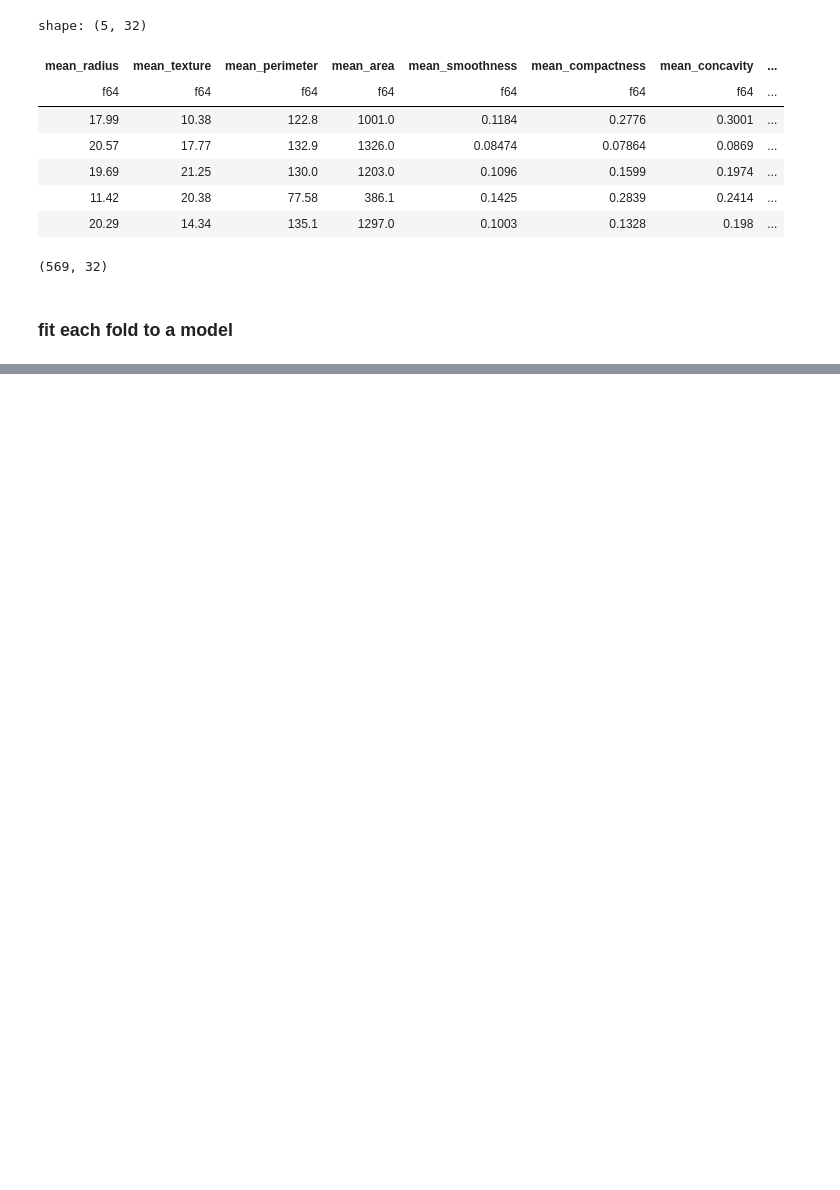
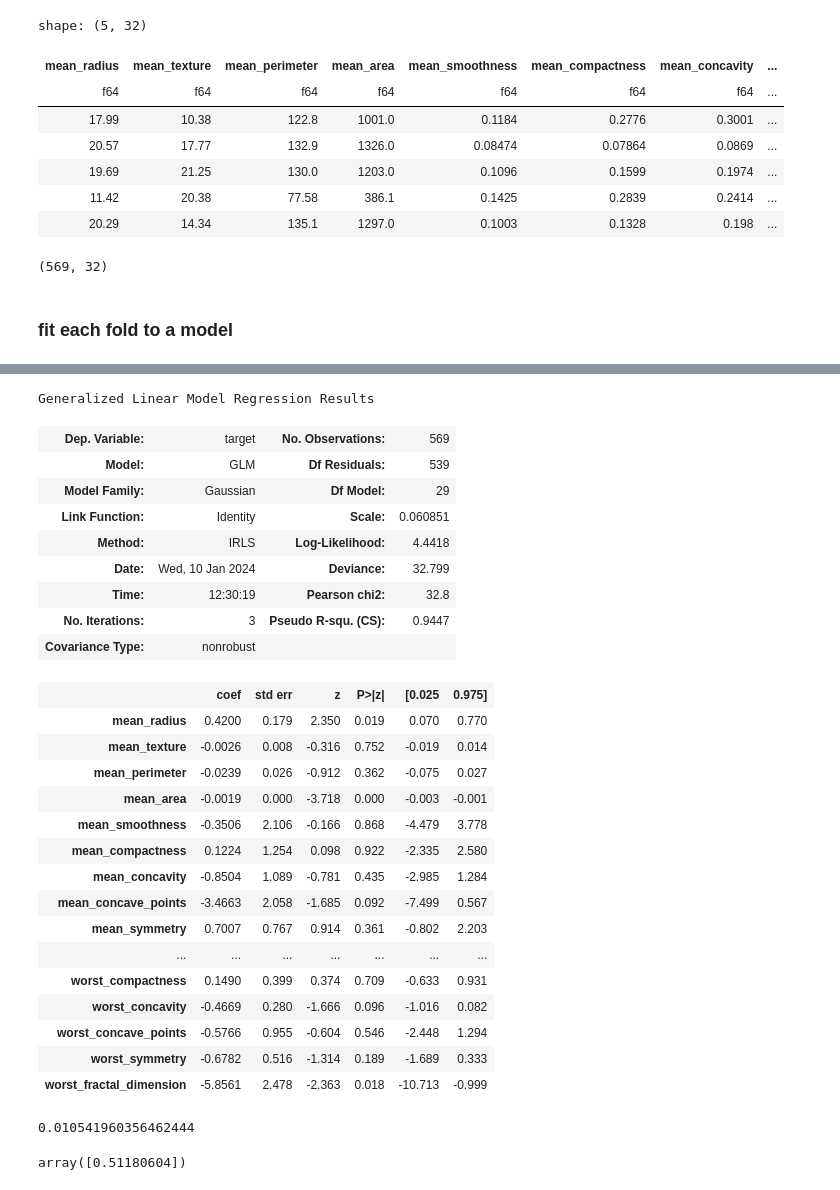
Before and after one commit to predictables/predictables, a Jupyter notebook: dev_univariate.ipynb, the cells around one changed output, grey strips where cells are left out. Saved outputs shown, nothing was run; the diff lists cells and outputs as text; code cells hidden in the pictures; blank space fills up the shorter version.

```diff
--- a/dev_univariate.ipynb
+++ b/dev_univariate.ipynb
@@ -152,0 +85,3 @@ shape: (5, 3)
+# %%
+X, y = df.collect().to_pandas().drop(columns='target cv'.split()), df.select('target').collect().to_pandas()['target']
+X
@@ -152,0 +102,36 @@ shape: (5, 3)
+# %%
+sm.GLM(y, X).fit().summary()
+# %% [output]
+Generalized Linear Model Regression Results
+| Dep. Variable: | target | No. Observations: | 569 |
+| Model: | GLM | Df Residuals: | 539 |
+| Model Family: | Gaussian | Df Model: | 29 |
+| Link Function: | Identity | Scale: | 0.060851 |
+| Method: | IRLS | Log-Likelihood: | 4.4418 |
+| Date: | Wed, 10 Jan 2024 | Deviance: | 32.799 |
+| Time: | 12:30:19 | Pearson chi2: | 32.8 |
+| No. Iterations: | 3 | Pseudo R-squ. (CS): | 0.9447 |
+| Covariance Type: | nonrobust |  |  |
+|  | coef | std err | z | P>|z| | [0.025 | 0.975] |
+| mean_radius | 0.4200 | 0.179 | 2.350 | 0.019 | 0.070 | 0.770 |
+| mean_texture | -0.0026 | 0.008 | -0.316 | 0.752 | -0.019 | 0.014 |
+| mean_perimeter | -0.0239 | 0.026 | -0.912 | 0.362 | -0.075 | 0.027 |
+| mean_area | -0.0019 | 0.000 | -3.718 | 0.000 | -0.003 | -0.001 |
+| mean_smoothness | -0.3506 | 2.106 | -0.166 | 0.868 | -4.479 | 3.778 |
+| mean_compactness | 0.1224 | 1.254 | 0.098 | 0.922 | -2.335 | 2.580 |
+| mean_concavity | -0.8504 | 1.089 | -0.781 | 0.435 | -2.985 | 1.284 |
+| mean_concave_points | -3.4663 | 2.058 | -1.685 | 0.092 | -7.499 | 0.567 |
+| mean_symmetry | 0.7007 | 0.767 | 0.914 | 0.361 | -0.802 | 2.203 |
+| ... | ... | ... | ... | ... | ... | ... |
+| worst_compactness | 0.1490 | 0.399 | 0.374 | 0.709 | -0.633 | 0.931 |
+| worst_concavity | -0.4669 | 0.280 | -1.666 | 0.096 | -1.016 | 0.082 |
+| worst_concave_points | -0.5766 | 0.955 | -0.604 | 0.546 | -2.448 | 1.294 |
+| worst_symmetry | -0.6782 | 0.516 | -1.314 | 0.189 | -1.689 | 0.333 |
+| worst_fractal_dimension | -5.8561 | 2.478 | -2.363 | 0.018 | -10.713 | -0.999 |
+# %%
+lr = LogisticRegression(fit_intercept=False).fit(X[['mean_radius']], y)
+x = lr.coef_.ravel()[0]
+x
+# (1 / (1+np.exp(-x)))
+# %% [output]
+0.010541960356462444
@@ -153,3 +152,8 @@ shape: (5, 3)
+# %%
+lr = LinearRegression(fit_intercept=False).fit(X, y)
+lr.coef_
+# %% [output]
+array([0.51180604])
 # %%
 u = UnivariateResults(df, feature_col='mean_radius', target_col='target')
 u.results
```
Also changed, not shown: parts of 12 cells of this notebook, 24 other files.
